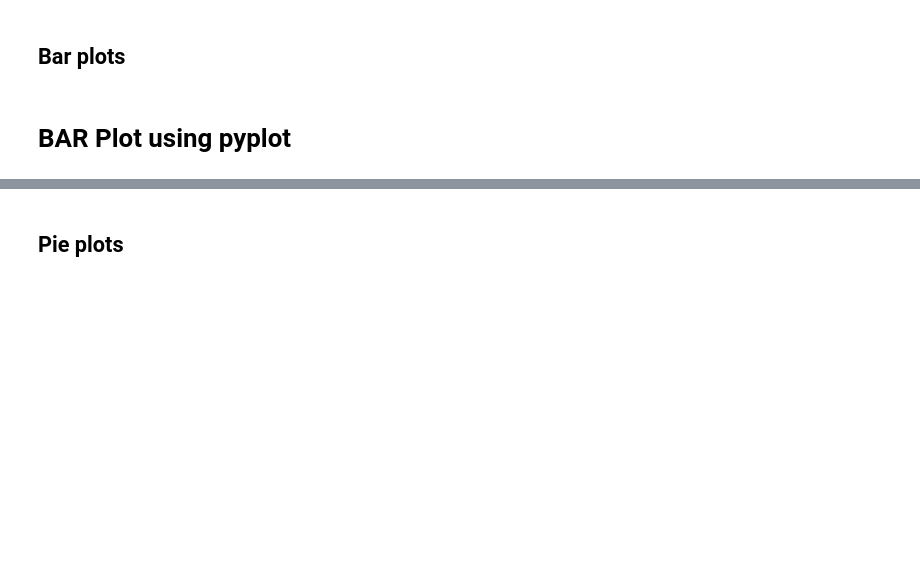
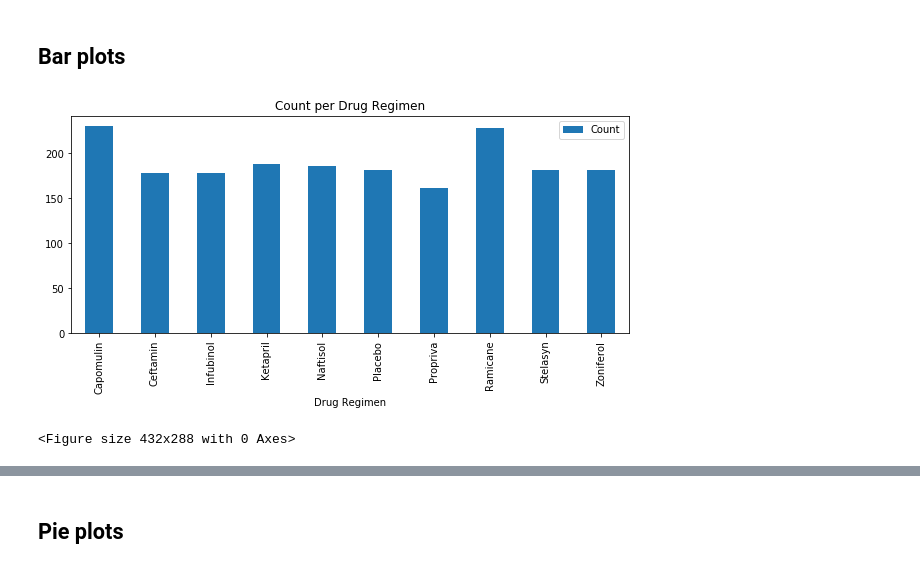
Before and after one commit to Macasante16/Pyplot, a Jupyter notebook: PowerOfPlots.ipynb, the cells around one changed output, grey strips where cells are left out. Cells and saved outputs as stored; diff of their text form; code cells hidden in the pictures; blank space fills up the shorter version.

```diff
--- a/PowerOfPlots.ipynb
+++ b/PowerOfPlots.ipynb
@@ -47,8 +56,20 @@ summary_df
 # %%
 # Generate a bar plot showing number of data points for each treatment regimen using pandas
 grouped_df = pd.DataFrame(merge_table.groupby(["Drug Regimen"]).count()).reset_index()
-# Filter the DataFrame down only to those columns to chart
-regimen_datapoints = grouped_df[["Drug Regimen","Mouse ID"]]
-regimen_datapoints = regimen_datapoints.rename(columns={"Mouse ID": "Count"})
-# Set the index to be "Drug Regimen" so they will be used as labels
-regimen_datapoints = regimen_datapoints.set_index("Drug Regimen")
+
+datapoints = grouped_df[["Drug Regimen","Mouse ID"]]
+datapoints = datapoints.rename(columns={"Mouse ID": "Count"})
+
+datapoints = datapoints.set_index("Drug Regimen")
+
+#Columns for chart
+datapoints.plot(kind="bar", figsize=(10,4))
+
+#title
+plt.title("Count per Drug Regimen")
+
+plt.show()
+plt.tight_layout()
+# %% [output]
+[figure, added]
+<Figure size 432x288 with 0 Axes>
@@ -64,2 +75,0 @@ plt.tight_layout()
-# %% [markdown]
-# BAR Plot using pyplot
```
Also changed, not shown: parts of 58 cells of this notebook.
